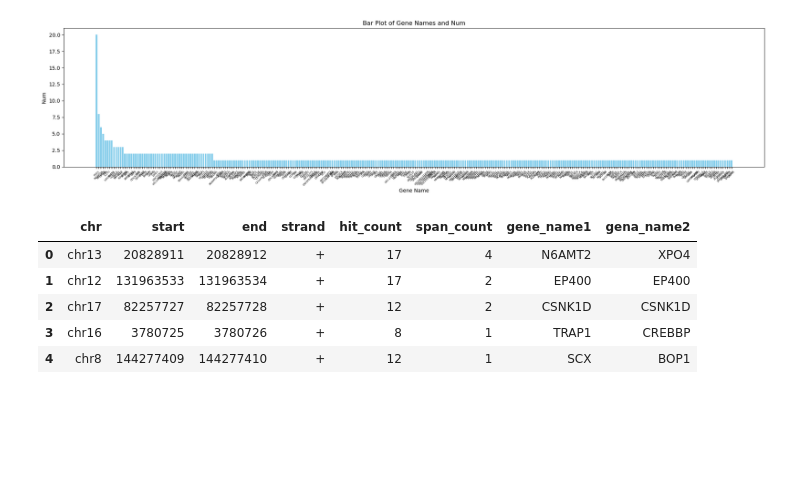
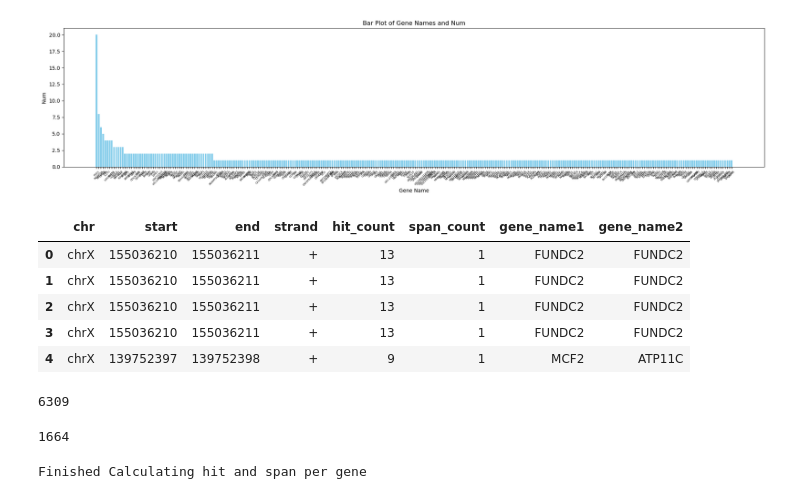
Before and after one commit to bciezah1/HIV_Insertion_Test, a Jupyter notebook: data_analysis_A1.ipynb, the cells around one changed output. Saved outputs shown, nothing was run; the diff lists cells and outputs as text; code cells hidden in the pictures; blank space fills up the shorter version.

Commit message:
include the 60 enconde data from dnaseq, chisep and atac-seq

```diff
--- a/data_analysis_A1.ipynb
+++ b/data_analysis_A1.ipynb
@@ -43,12 +43,12 @@ plt.show()
 # %%
 import pandas as pd
 
-df = pd.read_csv('C:/Users/bciez/Documents/Basilio/UCSF/all_participants_HIVint_overlap_ATAC_seq_reversed.bed',sep='\t')
+df = pd.read_csv('./data/overlap_clinical_and_open_chromatin.bed',sep='\t')
 df.head()
 # %% [output]
-|  | chr | start | end | strand | hit_count | span_count | gene_name1 | gena_name2 |
-| 0 | chr13 | 20828911 | 20828912 | + | 17 | 4 | N6AMT2 | XPO4 |
-| 1 | chr12 | 131963533 | 131963534 | + | 17 | 2 | EP400 | EP400 |
-| 2 | chr17 | 82257727 | 82257728 | + | 12 | 2 | CSNK1D | CSNK1D |
-| 3 | chr16 | 3780725 | 3780726 | + | 8 | 1 | TRAP1 | CREBBP |
-| 4 | chr8 | 144277409 | 144277410 | + | 12 | 1 | SCX | BOP1 |
+|  | chr | start | end | strand | hit_count | span_count | gene_name1 | gene_name2 |
+| 0 | chrX | 155036210 | 155036211 | + | 13 | 1 | FUNDC2 | FUNDC2 |
+| 1 | chrX | 155036210 | 155036211 | + | 13 | 1 | FUNDC2 | FUNDC2 |
+| 2 | chrX | 155036210 | 155036211 | + | 13 | 1 | FUNDC2 | FUNDC2 |
+| 3 | chrX | 155036210 | 155036211 | + | 13 | 1 | FUNDC2 | FUNDC2 |
+| 4 | chrX | 139752397 | 139752398 | + | 9 | 1 | MCF2 | ATP11C |
@@ -54,0 +57,22 @@ df.head()
+# %%
+len(list_of_uniq_genes)
+# %% [output]
+6309
+# %%
+df_filt = df[df['gene_name1'] == 'PGK1']
+num_span = df_filt['span_count'].sum()
+print(num_span)
+# %% [output]
+1664
+# %%
+list_num_span = []
+list_num_hit = []
+for gene in list_of_uniq_genes:
+    df_filt = df[df['gene_name1'] == gene]
+    num_span = df_filt['span_count'].sum()
+    num_hit = df_filt['hit_count'].sum()
+    list_num_span.append(num_span)
+    list_num_hit.append(num_hit)
+print('Finished Calculating hit and span per gene')
+# %% [output]
+Finished Calculating hit and span per gene
```
Also changed, not shown: parts of 4 cells of this notebook, 16 other files.
